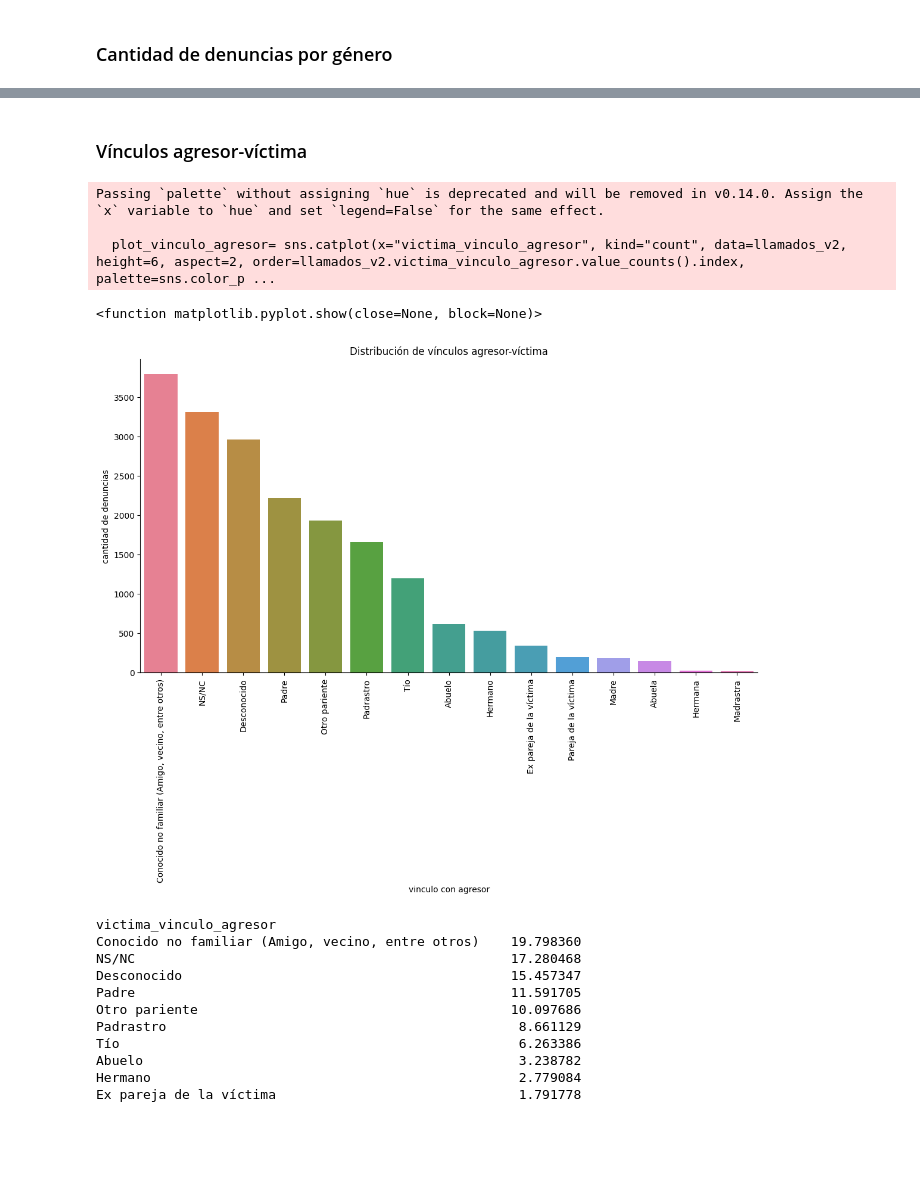
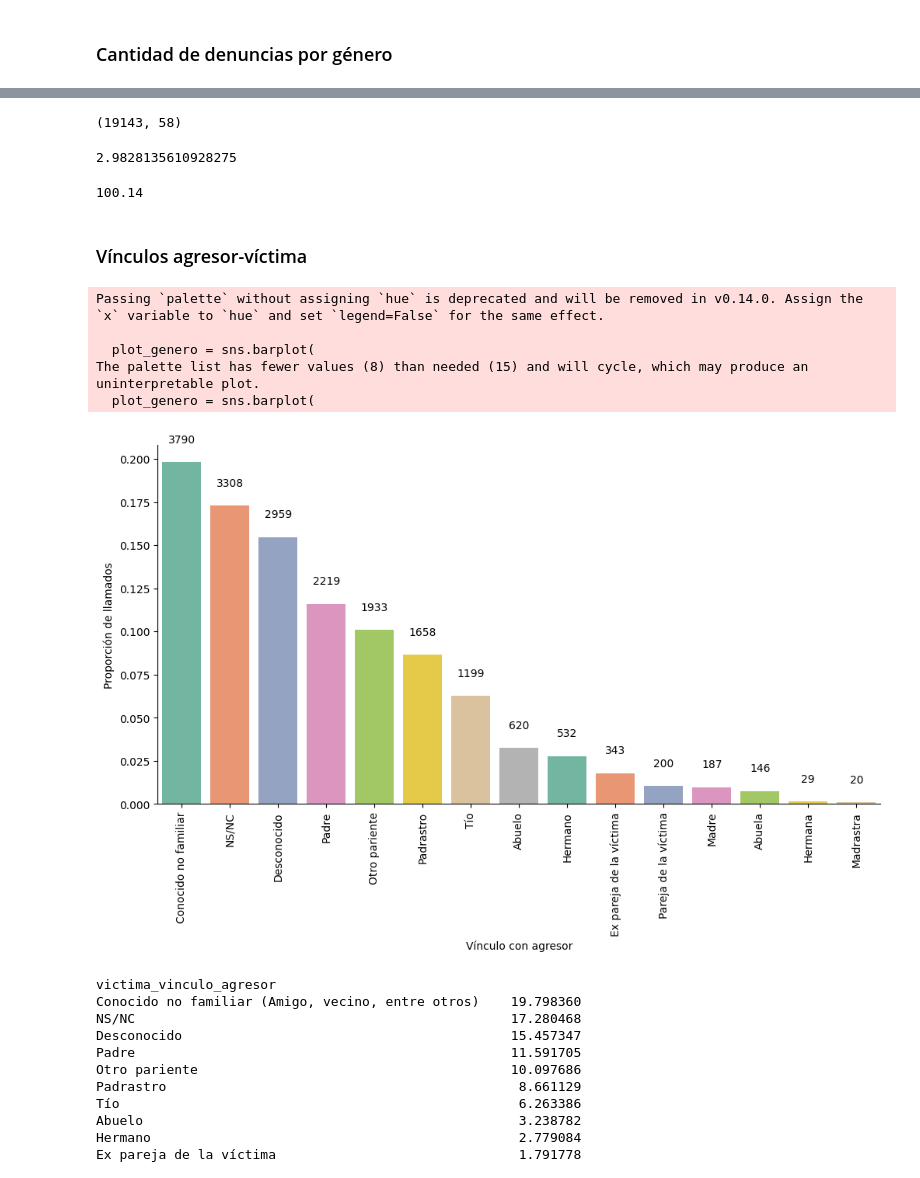
Before and after one commit to VicColombo/linea_137_llamados_vs, a Jupyter notebook: code/notebooks/exploracion_dataset_unificado.ipynb, the cells around one changed output, grey strips where cells are left out. Drawn from its saved outputs; the diff is of its cells as text; code cells hidden in the pictures; blank space fills up the shorter version.

```diff
--- a/code/notebooks/exploracion_dataset_unificado.ipynb
+++ b/code/notebooks/exploracion_dataset_unificado.ipynb
@@ -41,7 +43,7 @@ plt.figure(figsize=(12, 6))
 plot_provincia = sns.barplot(
     x=llamados_v2.llamado_provincia.value_counts(normalize=True).index,
     y=llamados_v2.llamado_provincia.value_counts(normalize=True).values,
-    palette=sns.color_palette("husl", 9)
+    palette=sns.color_palette("Set2")
 )
 
 # Anotación de las barras
@@ -50,7 +52,7 @@ for i, count in enumerate(llamados_v2.llamado_provincia.value_counts().values):
                            str(count), ha='center', va='bottom')
 
 
-plot_provincia.set(xlabel='Provincia', ylabel='Cantidad de llamados (normalizada)')
+plot_provincia.set(xlabel='Provincia', ylabel='Proporción de llamados')
 
 plt.xticks(rotation=90)
 sns.despine()
@@ -98,7 +100,7 @@ plt.figure(figsize=(12, 6))
 plot_genero = sns.barplot(
     x=llamados_v2.victima_genero.value_counts(normalize=True).index,
     y=llamados_v2.victima_genero.value_counts(normalize=True).values,
-    palette=sns.color_palette("husl", 9)
+    palette=sns.color_palette("Set2")
 )
 
 # Anotación de las barras
@@ -107,7 +109,7 @@ for i, count in enumerate(llamados_v2.victima_genero.value_counts().values):
                            str(count), ha='center', va='bottom')
 
 
-plot_genero.set(xlabel='Género de la víctima', ylabel='Cantidad de llamados (normalizada)')
+plot_genero.set(xlabel='Género de la víctima', ylabel='Proporción de llamados')
 
 plt.xticks(rotation=0)
 sns.despine()
@@ -120,17 +122,43 @@ Passing `palette` without assigning `hue` is deprecated and will be removed in v
+# %%
+llamados_v2.shape
+# %% [output]
+(19143, 58)
+# %%
+571/19143*100
+# %% [output]
+2.9828135610928275
+# %%
+78+19+3+0.14
+# %% [output]
+100.14
 # %% [markdown]
 ### Vínculos agresor-víctima
 # %%
-plot_vinculo_agresor= sns.catplot(x="victima_vinculo_agresor", kind="count", data=llamados_v2, height=6, aspect=2, order=llamados_v2.victima_vinculo_agresor.value_counts().index, palette=sns.color_palette("husl", 15))
-plot_vinculo_agresor.set(xlabel='vinculo con agresor', ylabel='cantidad de denuncias')
-plt.title("Distribución de vínculos agresor-víctima")
+plt.figure(figsize=(12, 6))
+plot_vinculo_agresor = sns.barplot(
+    x=llamados_v2.victima_vinculo_agresor.value_counts(normalize=True).index,
+    y=llamados_v2.victima_vinculo_agresor.value_counts(normalize=True).values,
+    palette=sns.color_palette("Set2")
+)
+
+# Anotación de las barras
+for i, count in enumerate(llamados_v2.victima_vinculo_agresor.value_counts().values):
+    plot_vinculo_agresor.text(i, llamados_v2.victima_vinculo_agresor.value_counts(normalize=True).values[i] + 0.01,
+                           str(count), ha='center', va='bottom')
+
+
+plot_vinculo_agresor.set(xlabel='Vínculo con agresor', ylabel='Proporción de llamados')
+
 plt.xticks(rotation=90)
-plt.show
+sns.despine()
+plt.show()
 # %% [output]
 Passing `palette` without assigning `hue` is deprecated and will be removed in v0.14.0. Assign the `x` variable to `hue` and set `legend=False` for the same effect.
 
-  plot_vinculo_agresor= sns.catplot(x="victima_vinculo_agresor", kind="count", data=llamados_v2, height=6, aspect=2, order=llamados_v2.victima_vinculo_agresor.value_counts().index, palette=sns.color_p ...
+  plot_genero = sns.barplot(
+The palette list has fewer values (8) than needed (15) and will cycle, which may produce an uninterpretable plot.
+  plot_genero = sns.barplot(
-<function matplotlib.pyplot.show(close=None, block=None)>
-[figure, old version]
+[figure, new version]
 # %%
 vinculo_agresor_counts = llamados_v2['victima_vinculo_agresor'].value_counts(normalize=True)*100
 vinculo_agresor_counts
```
Also changed, not shown: parts of 24 cells of this notebook, 25 other files.
